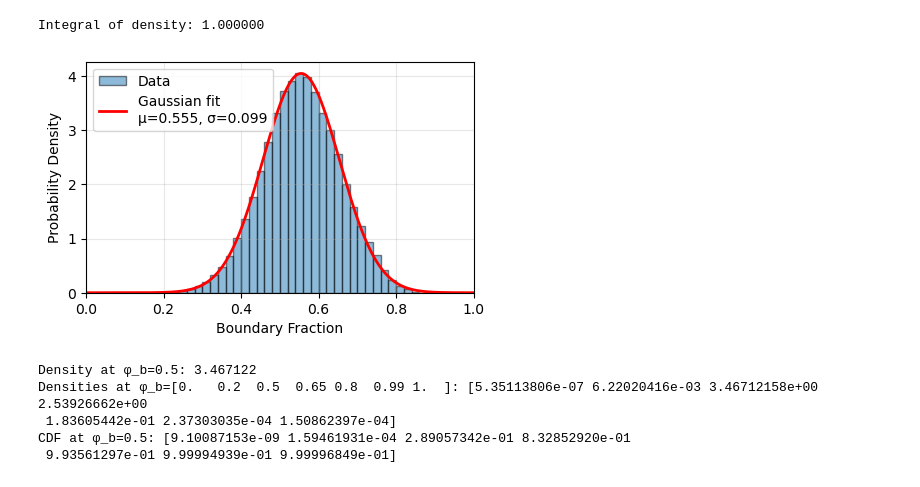
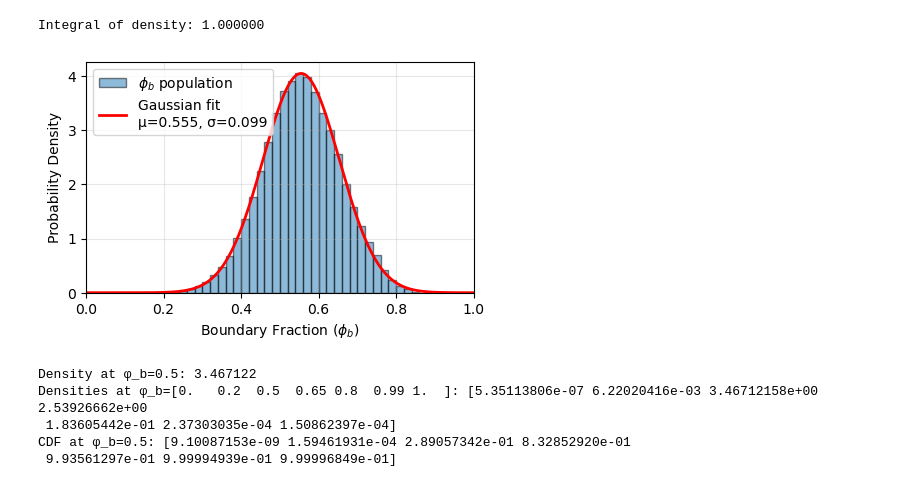
Before and after one commit to Twomac/synmorph, a Jupyter notebook: boltzmann_fits.ipynb, the cells around one changed output. Drawn from its saved outputs; the diff is of its cells as text; code cells hidden in the pictures.

```diff
--- a/boltzmann_fits.ipynb
+++ b/boltzmann_fits.ipynb
@@ -69,29 +69,29 @@ Integral of density: 1.000000
 # %%
 #============================================================
 # Fit Gaussian to boundary fraction density histogram
 #============================================================
 
 # Fit directly to the raw data (most accurate)
 mu_fit, sigma_fit = norm.fit(boundary_fractions)
 
 # Generate fitted PDF
 x_smooth = np.linspace(0, 1, 1000)
 y_fit = norm.pdf(x_smooth, mu_fit, sigma_fit)
 
 # Plot
 plt.figure(figsize=(5, 3))
 plt.hist(boundary_fractions, bins=n_bins, range=(0, 1), density=True,
-         alpha=0.5, label='Data', edgecolor='black')
+         alpha=0.5, label=r'$\phi_b$ population', edgecolor='black')
 plt.plot(x_smooth, y_fit, 'r-', linewidth=2,
          label=f'Gaussian fit\nμ={mu_fit:.3f}, σ={sigma_fit:.3f}')
-plt.xlabel('Boundary Fraction')
+plt.xlabel(r'Boundary Fraction ($\phi_b$)')
 plt.ylabel('Probability Density')
 plt.legend()
 plt.xlim(0, 1)
 plt.grid(alpha=0.3)
 plt.show()
 # %% [output]
-[figure, old version]
+[figure, new version]
 # %%
 #============================================================
 # Create Gaussian interpolation function to use as degeneracy factors
```
Also changed, not shown: parts of 6 cells of this notebook, 5 other files.
